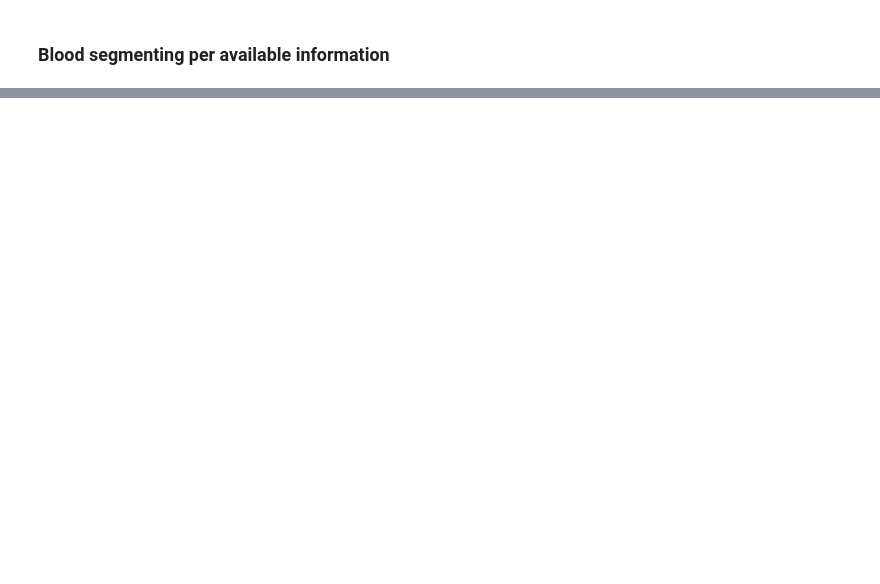
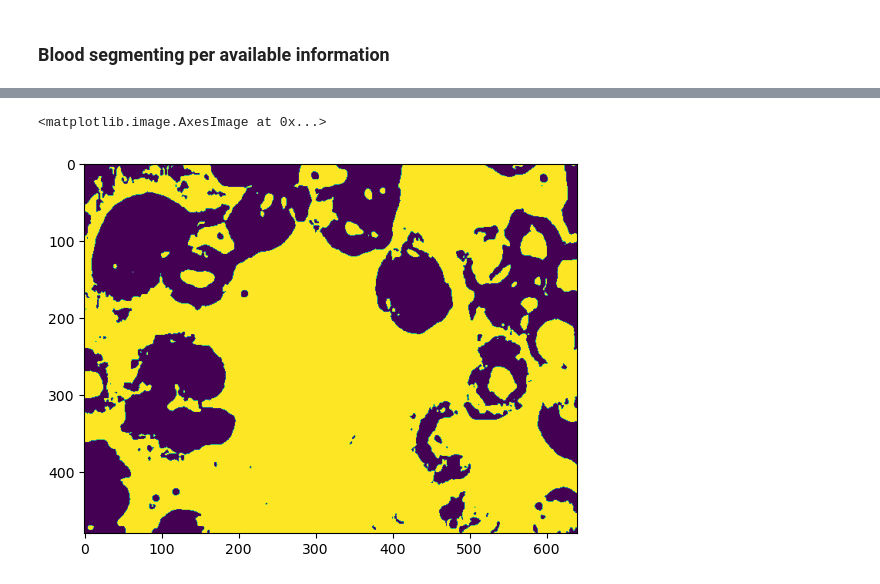
Before and after one commit to shreeja-shreeja/blood-image-exp, a Jupyter notebook: blood_segment.ipynb, the cells around one changed output, grey strips where cells are left out. Drawn from its saved outputs; the diff is of its cells as text; code cells hidden in the pictures; blank space fills up the shorter version.

Commit message:
Added othsus thresholding

```diff
--- a/blood_segment.ipynb
+++ b/blood_segment.ipynb
@@ -120,0 +120,17 @@ Text(0.5, 1.0, 'Cropped around WBC')
+# %%
+# Otsu's binary thresholding
+# Adapted from https://learnopencv.com/otsu-thresholding-with-opencv/
+blur = cv2.GaussianBlur(img, (5, 5), 0)
+h, s, v = cv2.split(blur)
+
+# Applying Otsu's method setting the flag value into cv.THRESH_OTSU.
+# Use a bimodal image as an input.
+# Optimal threshold value is determined automatically.
+otsu_th, image_result = cv2.threshold(
+    v, 0, 255, cv2.THRESH_BINARY + cv2.THRESH_OTSU,
+)
+
+plt.imshow(image_result)
+# %% [output]
+<matplotlib.image.AxesImage at 0x...>
+[figure, added]
```
Also changed, not shown: parts of 2 cells of this notebook, 1 other file.
